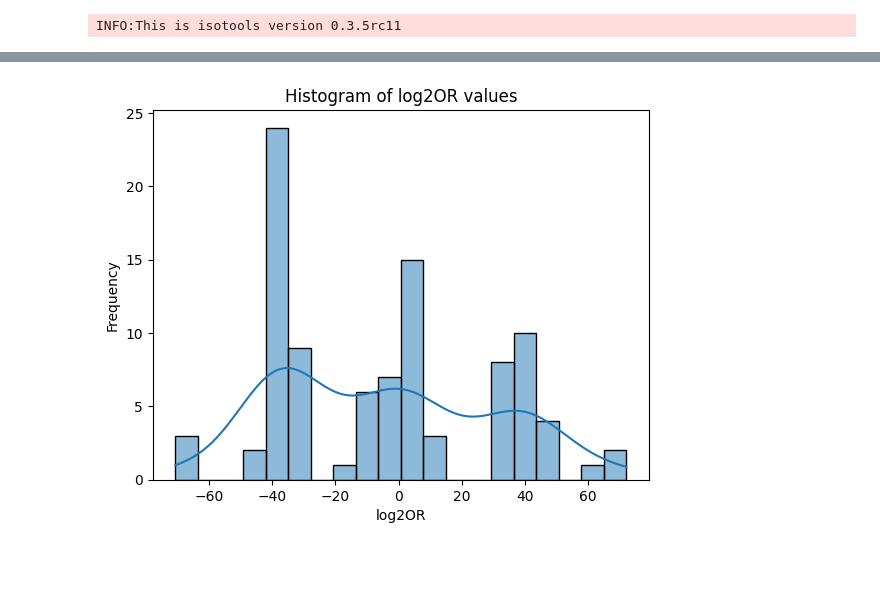
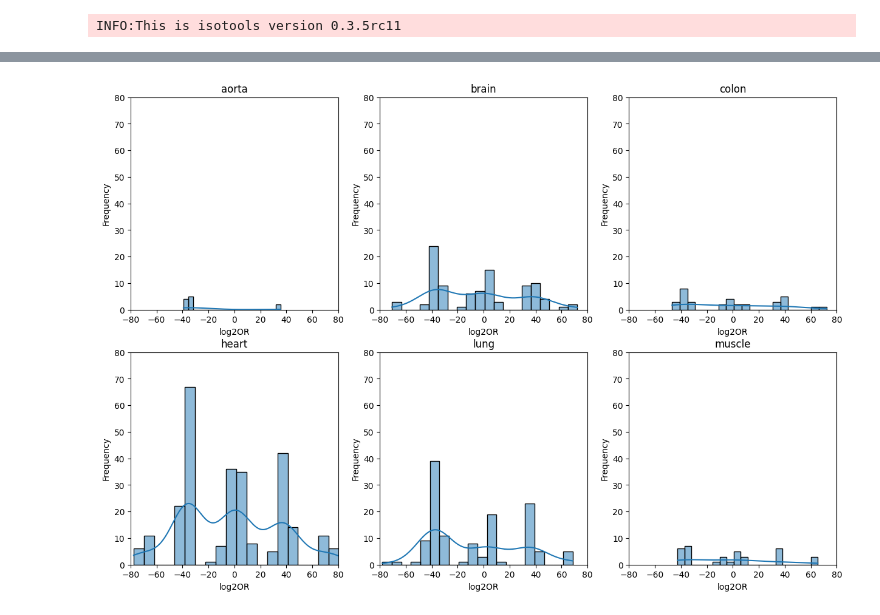
Before and after one commit to IceFreez3r/master-thesis, a Jupyter notebook: notebooks/IsoTools_coordination.ipynb, the cells around one changed output, grey strips where cells are left out. Saved outputs shown, nothing was run; the diff lists cells and outputs as text; code cells hidden in the pictures; blank space fills up the shorter version.

```diff
--- a/notebooks/IsoTools_coordination.ipynb
+++ b/notebooks/IsoTools_coordination.ipynb
@@ -128,12 +109,17 @@ plt.yticks([0.5, 1.5], ["pri", "alt"])
-# %%
-# Histogram of log2OR values
-sns.histplot(coordination_results_sig["log2OR"], bins=20, kde=True)
-plt.xlabel("log2OR")
-plt.ylabel("Frequency")
-plt.title("Histogram of log2OR values")
-plt.show()
-# %% [output]
-[figure, removed]
+# %%
+# 2x3 subplot grid of histograms
+fig, axs = plt.subplots(2, 3, figsize=(15, 10))
+for i, ax in enumerate(axs.flat):
+    sns.histplot(coordination_results_sig[i]["log2OR"], bins=20, kde=True, ax=ax)
+    # Limit x to -80 to 80
+    ax.set_xlim(-80, 80)
+    # Limit y to 0 to 80
+    ax.set_ylim(0, 80)
+    ax.set_xlabel("log2OR")
+    ax.set_ylabel("Frequency")
+    ax.set_title(TISSUES[i])
+# %% [output]
+[figure, added]
 # %%
 # Taken from Carmine with minor adjustments
 # https://github.com/carmineceraolo/splicing-coordination/blob/main/sheet05.ipynb
```
Also changed, not shown: parts of 13 cells of this notebook, 1 other file.
